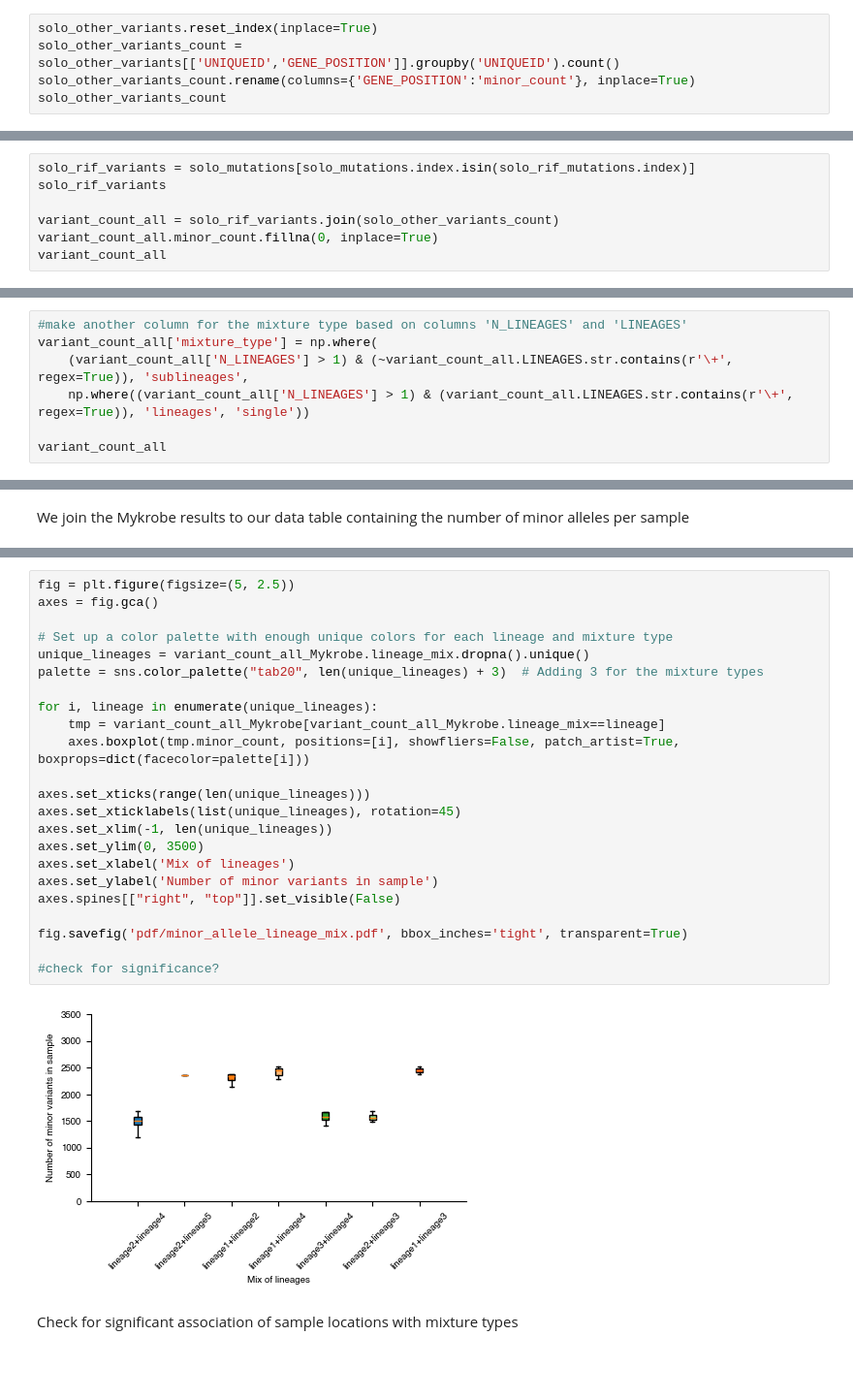
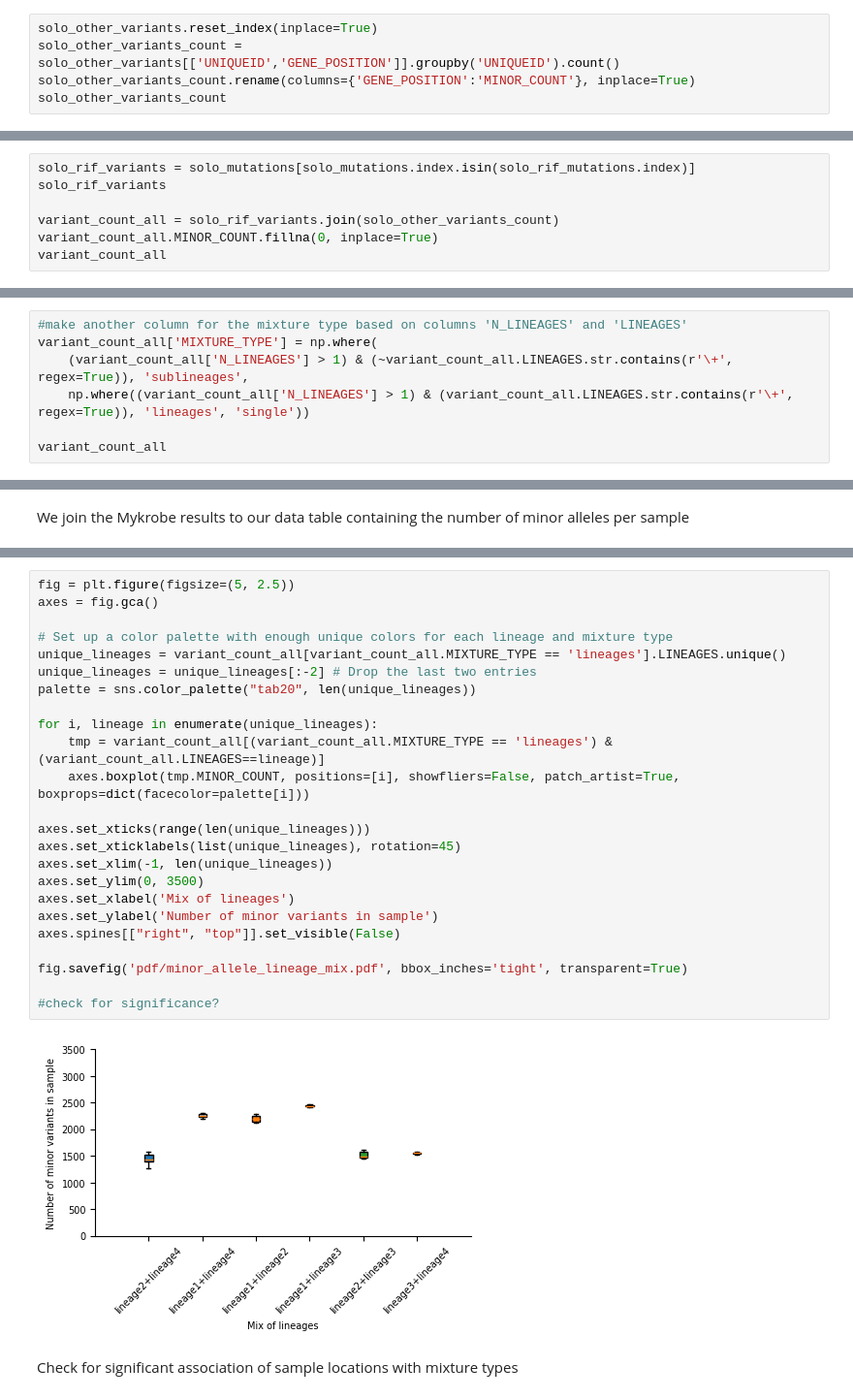
Before and after one commit to fowler-lab/tuberculosis-RNAP-subpopulations, a Jupyter notebook: analysis_refactored.ipynb, the cells around one changed output, grey strips where cells are left out. Shown at 97% size. Saved outputs shown, nothing was run; the diff lists cells and outputs as text; blank space fills up the shorter version.

```diff
--- a/analysis_refactored.ipynb
+++ b/analysis_refactored.ipynb
@@ -826,6 +761,6 @@ solo_other_variants
 # %%
 solo_other_variants.reset_index(inplace=True)
 solo_other_variants_count = solo_other_variants[['UNIQUEID','GENE_POSITION']].groupby('UNIQUEID').count()
-solo_other_variants_count.rename(columns={'GENE_POSITION':'minor_count'}, inplace=True)
+solo_other_variants_count.rename(columns={'GENE_POSITION':'MINOR_COUNT'}, inplace=True)
 solo_other_variants_count
 # %% [output]
@@ -850,7 +785,7 @@ solo_rif_variants = solo_mutations[solo_mutations.index.isin(solo_rif_mutations.
 solo_rif_variants
 
 variant_count_all = solo_rif_variants.join(solo_other_variants_count)
-variant_count_all.minor_count.fillna(0, inplace=True)
+variant_count_all.MINOR_COUNT.fillna(0, inplace=True)
 variant_count_all
 # %% [output]
 The behavior will change in pandas 3.0. This inplace method will never work because the intermediate object on which we are setting values always behaves as a copy.
@@ -934,7 +869,7 @@ variant_count_all
 248 rows × 26 columns
 # %%
 #make another column for the mixture type based on columns 'N_LINEAGES' and 'LINEAGES'
-variant_count_all['mixture_type'] = np.where(
+variant_count_all['MIXTURE_TYPE'] = np.where(
     (variant_count_all['N_LINEAGES'] > 1) & (~variant_count_all.LINEAGES.str.contains(r'\+', regex=True)), 'sublineages',
     np.where((variant_count_all['N_LINEAGES'] > 1) & (variant_count_all.LINEAGES.str.contains(r'\+', regex=True)), 'lineages', 'single'))
 
@@ -1024,28 +956,29 @@ Name: count, dtype: int64
 # %%
 fig = plt.figure(figsize=(5, 2.5))
 axes = fig.gca()
 
 # Set up a color palette with enough unique colors for each lineage and mixture type
-unique_lineages = variant_count_all_Mykrobe.lineage_mix.dropna().unique()
-palette = sns.color_palette("tab20", len(unique_lineages) + 3)  # Adding 3 for the mixture types
+unique_lineages = variant_count_all[variant_count_all.MIXTURE_TYPE == 'lineages'].LINEAGES.unique()
+unique_lineages = unique_lineages[:-2] # Drop the last two entries
+palette = sns.color_palette("tab20", len(unique_lineages))
 
 for i, lineage in enumerate(unique_lineages):
-    tmp = variant_count_all_Mykrobe[variant_count_all_Mykrobe.lineage_mix==lineage]
-    axes.boxplot(tmp.minor_count, positions=[i], showfliers=False, patch_artist=True, boxprops=dict(facecolor=palette[i]))
+    tmp = variant_count_all[(variant_count_all.MIXTURE_TYPE == 'lineages') & (variant_count_all.LINEAGES==lineage)]
+    axes.boxplot(tmp.MINOR_COUNT, positions=[i], showfliers=False, patch_artist=True, boxprops=dict(facecolor=palette[i]))
 
 axes.set_xticks(range(len(unique_lineages)))
 axes.set_xticklabels(list(unique_lineages), rotation=45)
 axes.set_xlim(-1, len(unique_lineages))
 axes.set_ylim(0, 3500)
 axes.set_xlabel('Mix of lineages')
 axes.set_ylabel('Number of minor variants in sample')
 axes.spines[["right", "top"]].set_visible(False)
 
 fig.savefig('pdf/minor_allele_lineage_mix.pdf', bbox_inches='tight', transparent=True)
 
 #check for significance?
 # %% [output]
-[figure, old version]
+[figure, new version]
 # %% [markdown]
 Check for significant association of sample locations with mixture types
 # %%
```
Also changed, not shown: parts of 14 cells of this notebook, 10 other files.
